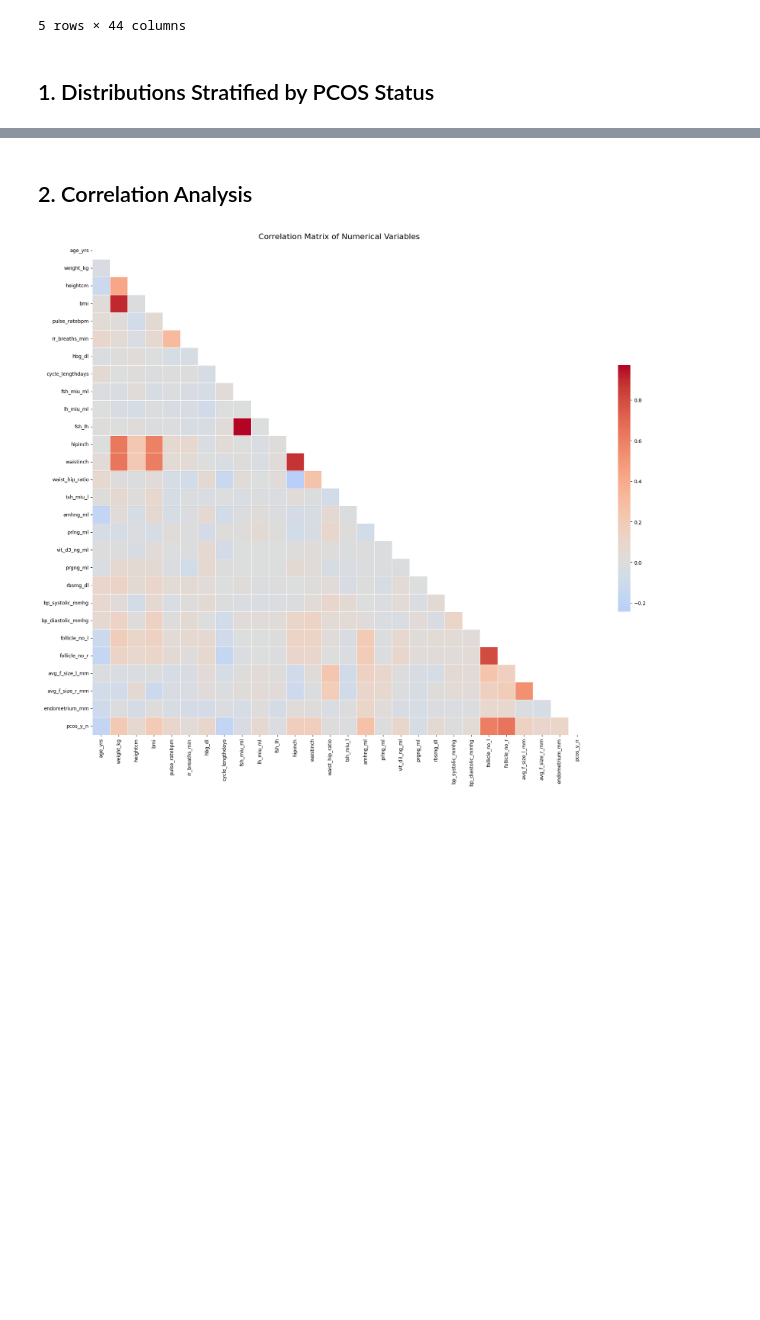
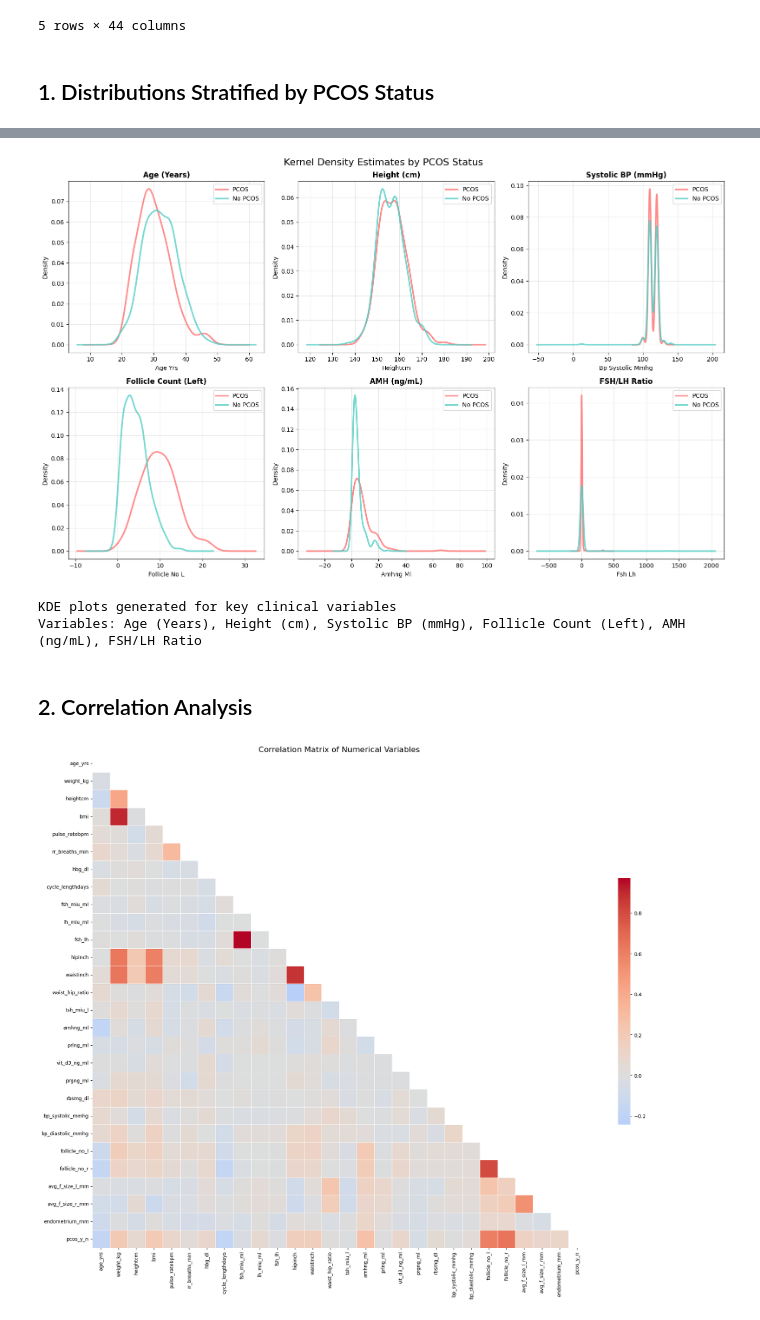
Before and after one commit to sarthakmonga11/pcos-diagnostic-dashboard, a Jupyter notebook: notebooks/02-eda-pca.ipynb, the cells around one changed output, grey strips where cells are left out. Saved outputs shown, nothing was run; the diff lists cells and outputs as text; code cells hidden in the pictures; blank space fills up the shorter version.

```diff
--- a/notebooks/02-eda-pca.ipynb
+++ b/notebooks/02-eda-pca.ipynb
@@ -100,6 +100,39 @@ pcos_y_n
 1         1.923866  4.5  7.6  8.9  10.0  15.0
 
 [2 rows x 216 columns]
+# %%
+# Kernel Density Estimate (KDE) plots for key variables
+fig, axes = plt.subplots(2, 3, figsize=(16, 10))
+fig.suptitle('Kernel Density Estimates by PCOS Status', fontsize=16)
+
+kde_vars = ['age_yrs', 'heightcm', 'bp_systolic_mmhg', 'follicle_no_l', 'amhng_ml', 'fsh_lh']
+var_titles = ['Age (Years)', 'Height (cm)', 'Systolic BP (mmHg)', 'Follicle Count (Left)', 'AMH (ng/mL)', 'FSH/LH Ratio']
+
+colors = ['#FF6B6B', '#4ECDC4']  # Red for PCOS, Teal for No PCOS
+
+for idx, (var, title) in enumerate(zip(kde_vars, var_titles)):
+    ax = axes[idx // 3, idx % 3]
+
+    # Plot KDE for each PCOS group
+    for pcos_status, color in zip([1, 0], colors):
+        group_data = df[df['pcos_y_n'] == pcos_status][var].dropna()
+        group_data.plot.kde(ax=ax, color=color, linewidth=2.5, alpha=0.8, label=f'PCOS={pcos_status}')
+
+    ax.set_title(title, fontsize=12, fontweight='bold')
+    ax.set_xlabel(var.replace('_', ' ').title(), fontsize=10)
+    ax.set_ylabel('Density', fontsize=10)
+    ax.legend(['PCOS', 'No PCOS'], loc='best')
+    ax.grid(True, alpha=0.3)
+
+plt.tight_layout()
+plt.show()
+
+print("KDE plots generated for key clinical variables")
+print(f"Variables: {', '.join(var_titles)}")
+# %% [output]
+[figure, added]
+KDE plots generated for key clinical variables
+Variables: Age (Years), Height (cm), Systolic BP (mmHg), Follicle Count (Left), AMH (ng/mL), FSH/LH Ratio
 # %% [markdown]
 ## 2. Correlation Analysis
 # %%
```
Also changed, not shown: parts of 1 cell of this notebook, 12 other files.
